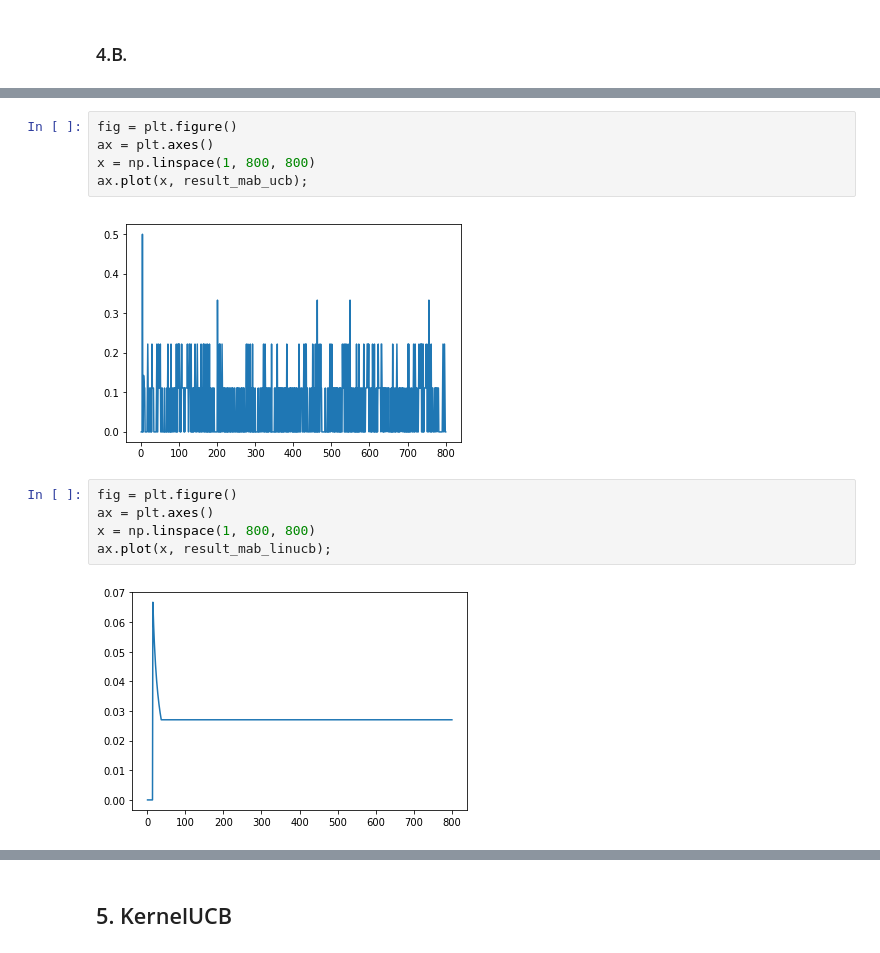
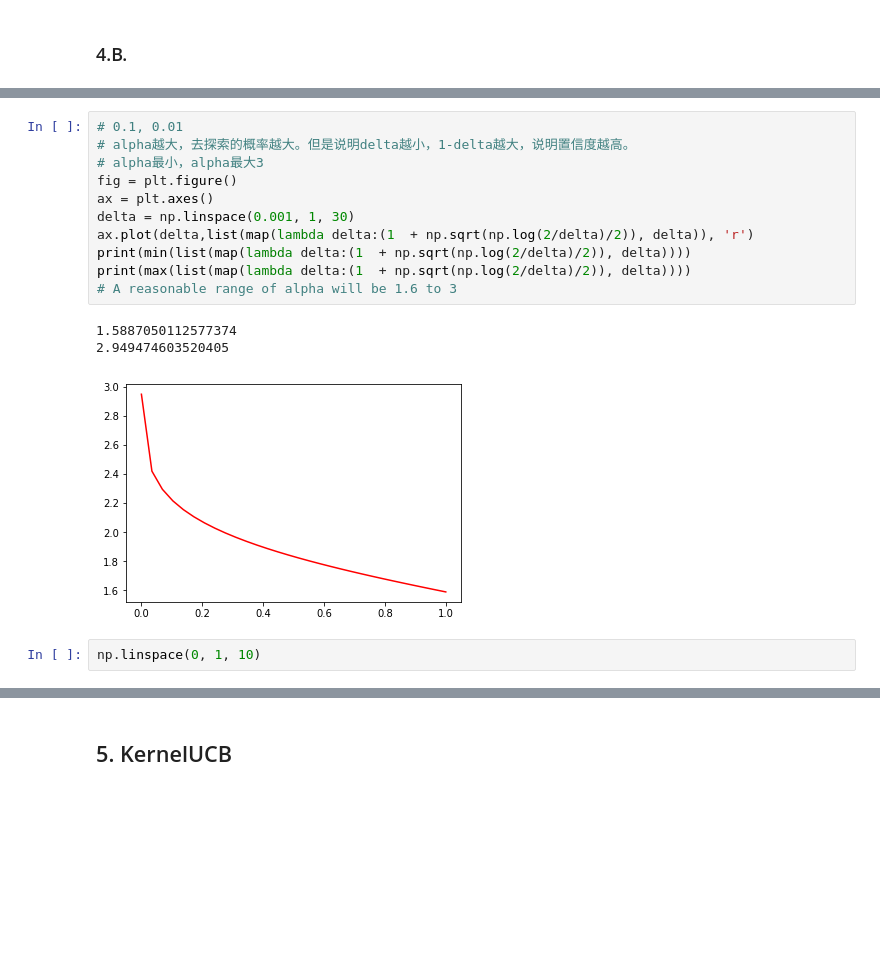
Before and after one commit to youshaox/COMP90051-project2, a Jupyter notebook: youshaox.ipynb, the cells around one changed output, grey strips where cells are left out. Cells and saved outputs as stored; diff of their text form; blank space fills up the shorter version.

```diff
--- a/youshaox.ipynb
+++ b/youshaox.ipynb
@@ -402,14 +426,17 @@ ax.plot(x, result_mab_linucb);
-# %%
-fig = plt.figure()
-ax = plt.axes()
-x = np.linspace(1, 800, 800)
-ax.plot(x, result_mab_ucb);
-# %% [output]
-[figure, removed]
-# %%
-fig = plt.figure()
-ax = plt.axes()
-x = np.linspace(1, 800, 800)
-ax.plot(x, result_mab_linucb);
-# %% [output]
-[figure, removed]
+# %%
+# 0.1, 0.01
+# alpha越大，去探索的概率越大。但是说明delta越小，1-delta越大，说明置信度越高。
+# alpha最小，alpha最大3
+fig = plt.figure()
+ax = plt.axes()
+delta = np.linspace(0.001, 1, 30)
+ax.plot(delta,list(map(lambda delta:(1  + np.sqrt(np.log(2/delta)/2)), delta)), 'r')
+print(min(list(map(lambda delta:(1  + np.sqrt(np.log(2/delta)/2)), delta))))
+print(max(list(map(lambda delta:(1  + np.sqrt(np.log(2/delta)/2)), delta))))
+# A reasonable range of alpha will be 1.6 to 3
+# %% [output]
+1.5887050112577374
+2.949474603520405
+[figure, added]
+# %%
+np.linspace(0, 1, 10)
```
Also changed, not shown: parts of 20 cells of this notebook, 4 other files.
